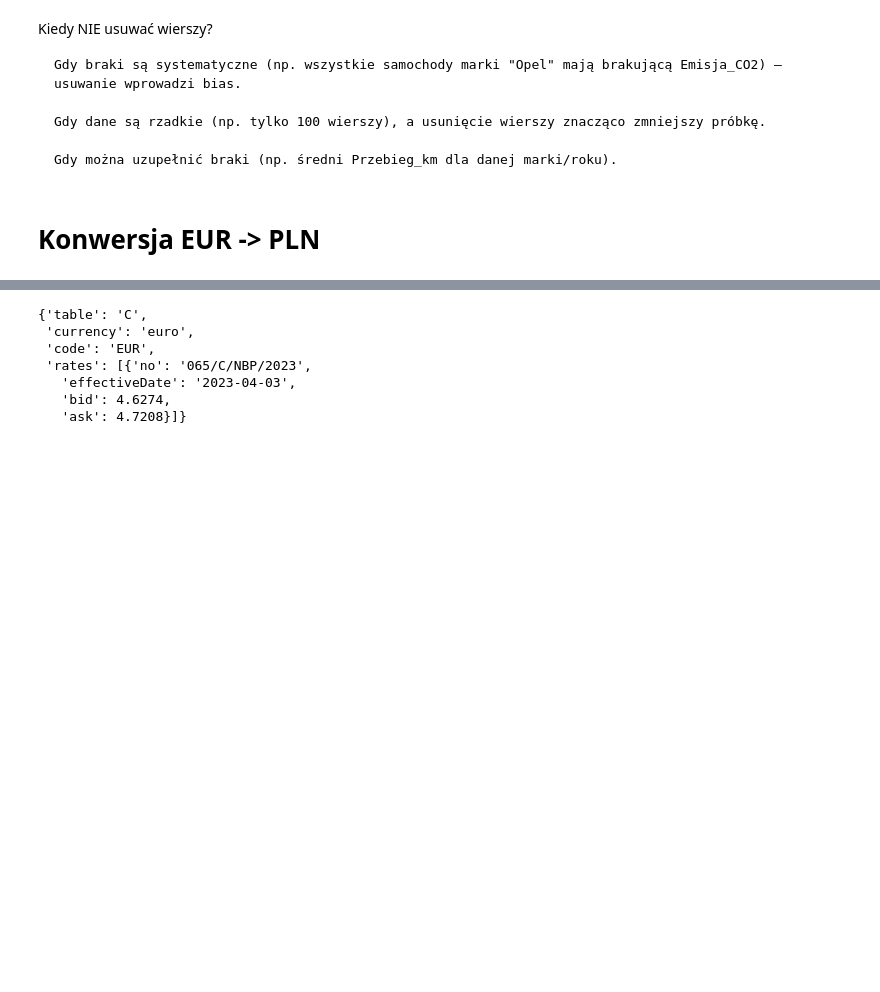
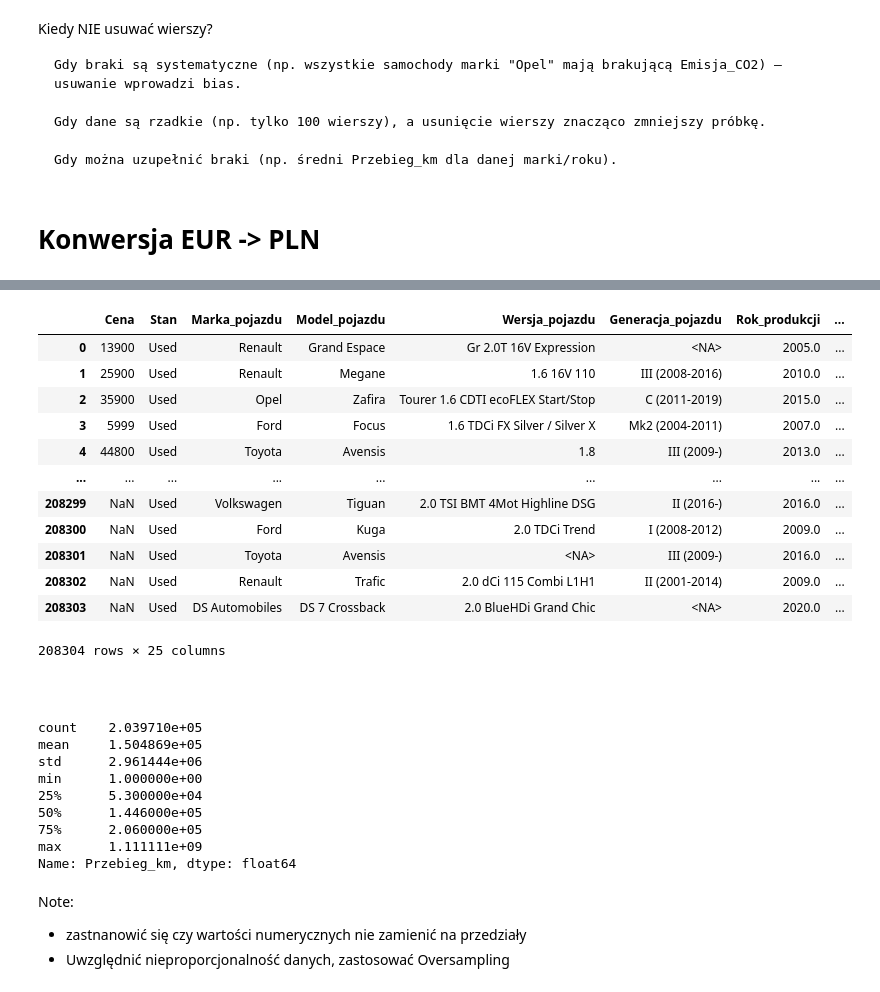
Before and after one commit to s28492/Predicting-and-Analyzing-Car-Prices-Using-Data-Science, a Jupyter notebook: DataCleaning.ipynb, the cells around one changed output, grey strips where cells are left out. Saved outputs shown, nothing was run; the diff lists cells and outputs as text; code cells hidden in the pictures; blank space fills up the shorter version.

Commit message:
Update DataCleaning.ipynb
Fully functional NBP API converting EUR to PLN

```diff
--- a/DataCleaning.ipynb
+++ b/DataCleaning.ipynb
@@ -469,7 +473,9 @@ Kiedy NIE usuwać wierszy?
 # %% [markdown]
 # Konwersja EUR -> PLN
 # %%
-df_car_sales.loc[df_car_sales['Waluta'] == "EUR"]
+# Slekcja dadnych z 'Waluta' == 'EUR'
+euro_to_pln = df_car_sales.loc[df_car_sales['Waluta'] == "EUR"]
+euro_to_pln
 # %% [output]
 |  | Cena | Waluta | Stan | Marka_pojazdu | Model_pojazdu | Wersja_pojazdu | Generacja_pojazdu | ... |
 | 735 | 202950 | EUR | Used | Mercedes-Benz | AMG GT | <NA> | <NA> | ... |
@@ -488,19 +494,23 @@ df_car_sales.loc[df_car_sales['Waluta'] == "EUR"]
 import requests
 import datetime
 def get_exchange_rate(date: datetime, currency="EUR"):
-
     """
     Pobiera kurs EUR/PLN dla podanej daty.
     :param date: Data w formacie 'YYYY-MM-DD'.
     :param currency: Kod waluty (domyślnie 'EUR').
     :return: Kurs wymiany lub None, jeśli dane nie są dostępne.
     """
-    url = f'https://api.nbp.pl/api/exchangerates/rates/c/{currency.lower()}/{date}/?format=json'
+    url = f'https://api.nbp.pl/api/exchangerates/rates/a/{currency.lower()}/{date}/?format=json'
     try:
         response = requests.get(url)
         response.raise_for_status()  # Sprawdza, czy odpowiedź jest poprawna
         data = response.json()
-        return data  # Kurs średni
+        return data["rates"][0]["mid"]  # Kurs średni
     except requests.exceptions.HTTPError as e:
-        print(f"Błąd podczas pobierania danych: {e}")
-        return None
+        # print(f"Błąd podczas pobierania danych: {e}")
+        return np.nan
+# %%
+# Selekcja unikalnych dat z 'Waluta' == 'EUR'
+unique_dates = euro_to_pln['Data_publikacji_oferty'].unique()
+unique_dates_df = pd.DataFrame(unique_dates, columns=["Date"])
+unique_dates_df
@@ -506,0 +533,10 @@ def get_exchange_rate(date: datetime, currency="EUR"):
+# %%
+# Tworzenie słownika z wartościami wymiany
+dict_values = {}
+list_of_exchange_rates = []
+for i, index in enumerate(unique_dates.tolist()):
+    exchange_rate = get_exchange_rate(str(index).split(" ")[0], 'EUR')
+    dict_values[index] = (float(exchange_rate))
+    list_of_exchange_rates.append(exchange_rate)
+unique_dates_df['Exchange_rate'] = pd.Series(list_of_exchange_rates).bfill().ffill()
+unique_dates_df
@@ -507,11 +559,41 @@ def get_exchange_rate(date: datetime, currency="EUR"):
+# %%
+
+for row in unique_dates_df.itertuples():
+    mask = euro_to_pln.loc[euro_to_pln['Data_publikacji_oferty'] == row[1]].index
+    mask_len = len(mask)
+    exchange_rate_numpy = pd.Series(np.full(mask_len, row[2]))
+    df_car_sales.loc[mask, 'Cena'] = df_car_sales.loc[mask, 'Cena'] * row[2]
+df_car_sales.drop(columns=['Waluta'], inplace=True)
+df_car_sales
+# %% [output]
+|  | Cena | Stan | Marka_pojazdu | Model_pojazdu | Wersja_pojazdu | Generacja_pojazdu | Rok_produkcji | ... |
+| 0 | 13900 | Used | Renault | Grand Espace | Gr 2.0T 16V Expression | <NA> | 2005.0 | ... |
+| 1 | 25900 | Used | Renault | Megane | 1.6 16V 110 | III (2008-2016) | 2010.0 | ... |
+| 2 | 35900 | Used | Opel | Zafira | Tourer 1.6 CDTI ecoFLEX Start/Stop | C (2011-2019) | 2015.0 | ... |
+| 3 | 5999 | Used | Ford | Focus | 1.6 TDCi FX Silver / Silver X | Mk2 (2004-2011) | 2007.0 | ... |
+| 4 | 44800 | Used | Toyota | Avensis | 1.8 | III (2009-) | 2013.0 | ... |
+| ... | ... | ... | ... | ... | ... | ... | ... | ... |
+| 208299 | NaN | Used | Volkswagen | Tiguan | 2.0 TSI BMT 4Mot Highline DSG | II (2016-) | 2016.0 | ... |
+| 208300 | NaN | Used | Ford | Kuga | 2.0 TDCi Trend | I (2008-2012) | 2009.0 | ... |
+| 208301 | NaN | Used | Toyota | Avensis | <NA> | III (2009-) | 2016.0 | ... |
+| 208302 | NaN | Used | Renault | Trafic | 2.0 dCi 115 Combi L1H1 | II (2001-2014) | 2009.0 | ... |
+| 208303 | NaN | Used | DS Automobiles | DS 7 Crossback | 2.0 BlueHDi Grand Chic | <NA> | 2020.0 | ... |
+208304 rows × 25 columns
+# %% [markdown]
+#
 # %%
-date = '2023-04-03'
-get_exchange_rate(date, 'EUR'.lower())
+df_car_sales["Przebieg_km"].describe()
 # %% [output]
-{'table': 'C',
- 'currency': 'euro',
- 'code': 'EUR',
- 'rates': [{'no': '065/C/NBP/2023',
-   'effectiveDate': '2023-04-03',
-   'bid': 4.6274,
-   'ask': 4.7208}]}
+count    2.039710e+05
+mean     1.504869e+05
+std      2.961444e+06
+min      1.000000e+00
+25%      5.300000e+04
+50%      1.446000e+05
+75%      2.060000e+05
+max      1.111111e+09
+Name: Przebieg_km, dtype: float64
+# %% [markdown]
+Note:
+- zastnanowić się czy wartości numerycznych nie zamienić na przedziały
+- Uwzględnić nieproporcjonalność danych, zastosować Oversampling
```
Also changed, not shown: parts of 6 cells of this notebook.
